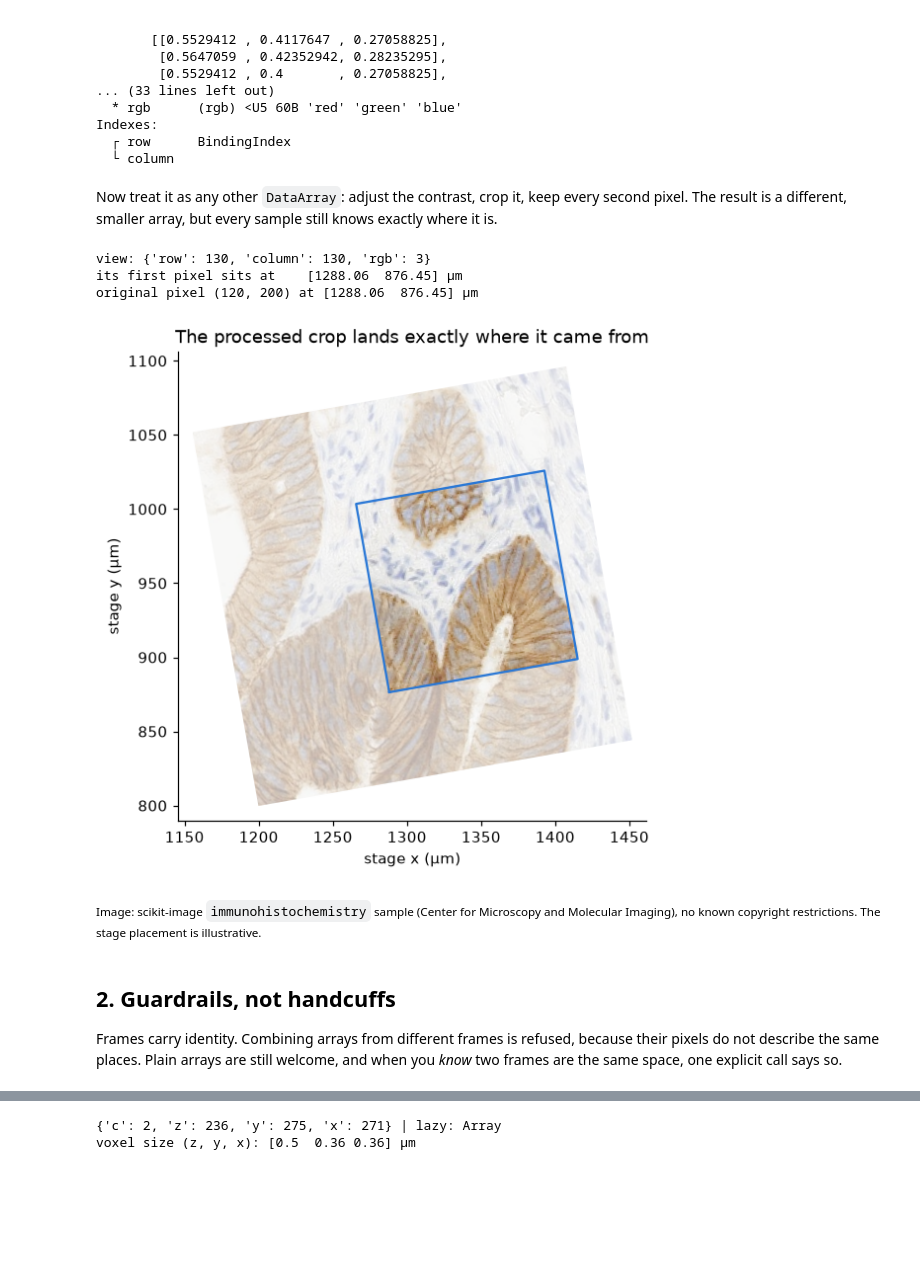
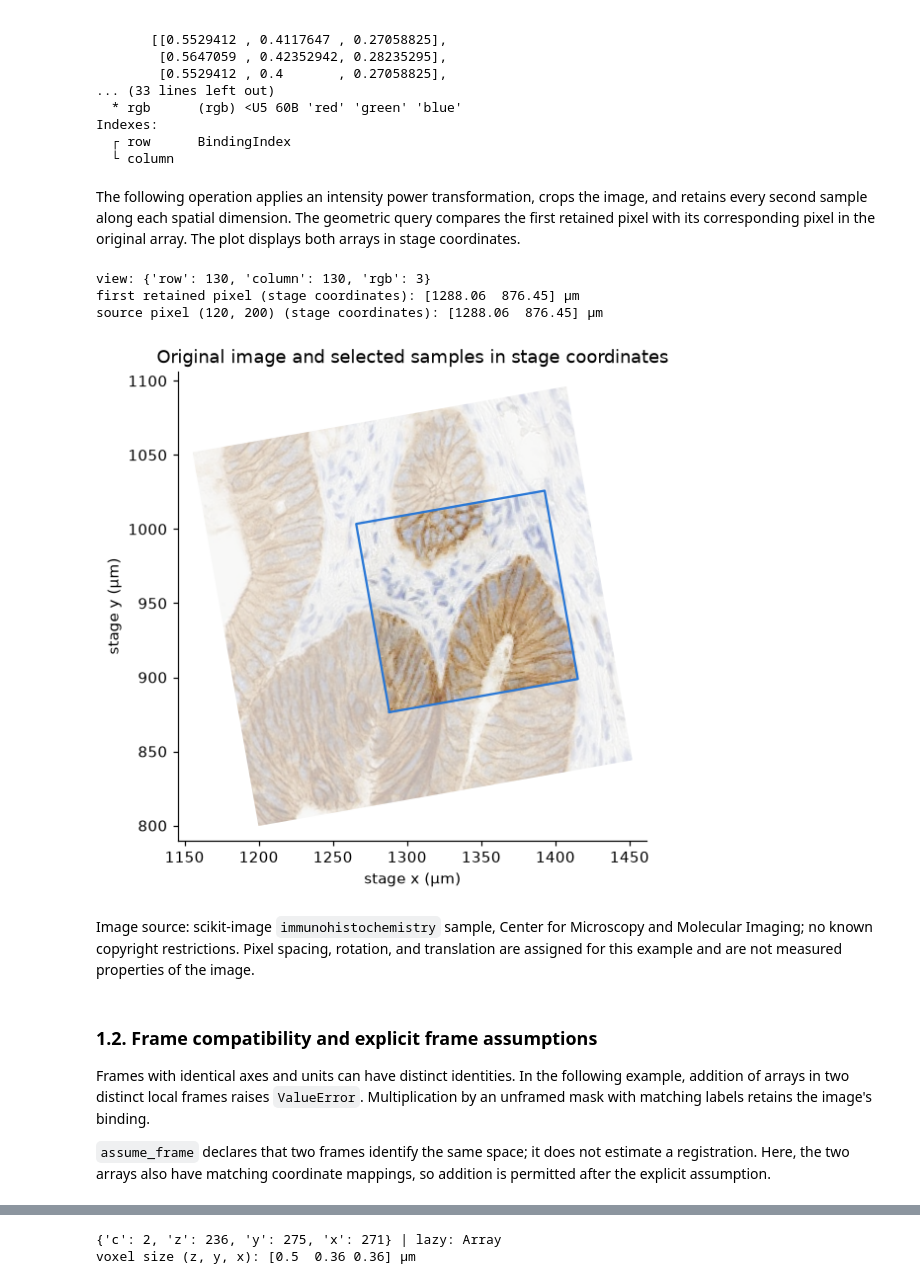
Before and after one commit to matthiasschabel/xarrayrf, a Jupyter notebook: examples/xarrayrf_tour.ipynb, the cells around one changed output, grey strips where cells are left out. Cells and saved outputs as stored; diff of their text form; code cells hidden in the pictures; blank space fills up the shorter version.

```diff
--- a/examples/xarrayrf_tour.ipynb
+++ b/examples/xarrayrf_tour.ipynb
@@ -75,67 +95,76 @@ array([[[0.6117647 , 0.4627451 , 0.31764707],
 Indexes:
   ┌ row      BindingIndex
   └ column
-# %% [markdown]
-Now treat it as any other `DataArray`: adjust the contrast, crop it, keep every second pixel.
-The result is a different, smaller array, but every sample still knows exactly where it is.
+# %% [markdown]
+The following operation applies an intensity power transformation, crops the image, and retains
+every second sample along each spatial dimension. The geometric query compares the first
+retained pixel with its corresponding pixel in the original array. The plot displays both arrays
+in stage coordinates.
 # %%
 view = (image**0.6).isel(row=slice(120, 380, 2), column=slice(200, 460, 2))
 
 print("view:", dict(view.sizes))
 print(
-    "its first pixel sits at   ", view.rf.geometry.point_at(row=0, column=0).values.round(2), "µm"
+    "first retained pixel (stage coordinates):",
+    view.rf.geometry.point_at(row=0, column=0).values.round(2),
+    "µm",
 )
 print(
-    "original pixel (120, 200) at",
+    "source pixel (120, 200) (stage coordinates):",
     image.rf.geometry.point_at(row=120, column=200).values.round(2),
     "µm",
 )
 # %% [output]
 view: {'row': 130, 'column': 130, 'rgb': 3}
-its first pixel sits at    [1288.06  876.45] µm
-original pixel (120, 200) at [1288.06  876.45] µm
+first retained pixel (stage coordinates): [1288.06  876.45] µm
+source pixel (120, 200) (stage coordinates): [1288.06  876.45] µm
 # %%
 from matplotlib.transforms import Affine2D
 
 
 def place(ax, array, **style):
-    """Draw an RGB array at its stage position, using its own geometry."""
+    """Display an RGB array in stage coordinates."""
     to_stage = Affine2D(array.rf.geometry.lattice(("column", "row")).affine)
     rows, columns = array.sizes["row"], array.sizes["column"]
     ax.imshow(
         np.clip(array.transpose("row", "column", "rgb").values, 0, 1),
         extent=(-0.5, columns - 0.5, rows - 0.5, -0.5),
         transform=to_stage + ax.transData,
         **style,
     )
     corners = np.array([[0, 0], [0, columns - 1], [rows - 1, columns - 1], [rows - 1, 0], [0, 0]])
     return array.rf.geometry.lattice().transform_point(corners)
 
 
 fig, ax = plt.subplots(figsize=(6, 5.6))
 outline = place(ax, image, alpha=0.35)
 crop = place(ax, view)
 ax.plot(*crop.T, color=BLUE, lw=1.5)
 ax.set(
     xlim=(outline[:, 0].min() - 10, outline[:, 0].max() + 10),
     ylim=(outline[:, 1].min() - 10, outline[:, 1].max() + 10),
     aspect="equal",
     xlabel="stage x (µm)",
     ylabel="stage y (µm)",
-    title="The processed crop lands exactly where it came from",
+    title="Original image and selected samples in stage coordinates",
 )
 plt.show()
 # %% [output]
-[figure, old version]
+[figure, new version]
 # %% [markdown]
-<sub>Image: scikit-image `immunohistochemistry` sample (Center for Microscopy and Molecular
-Imaging), no known copyright restrictions. The stage placement is illustrative.</sub>
+Image source: scikit-image `immunohistochemistry` sample, Center for Microscopy and Molecular
+Imaging; no known copyright restrictions. Pixel spacing, rotation, and translation are assigned
+for this example and are not measured properties of the image.
-# %% [markdown]
-## 2. Guardrails, not handcuffs
-
-Frames carry identity. Combining arrays from different frames is refused, because their pixels
-do not describe the same places. Plain arrays are still welcome, and when you *know* two frames
-are the same space, one explicit call says so.
+# %% [markdown]
+### 1.2. Frame compatibility and explicit frame assumptions
+
+Frames with identical axes and units can have distinct identities. In the following example,
+addition of arrays in two distinct local frames raises `ValueError`. Multiplication by an
+unframed mask with matching labels retains the image's binding.
+
+`assume_frame` declares that two frames identify the same space; it does not estimate a
+registration. Here, the two arrays also have matching coordinate mappings, so addition is
+permitted after the explicit assumption.
 # %%
 elsewhere = xrf.ReferenceFrame.local(stage.coordinate_system)  # another slide, same axes
 other = image.rf.unframe().rf.frame(
```
Also changed, not shown: parts of 89 cells of this notebook, 2 other files.
